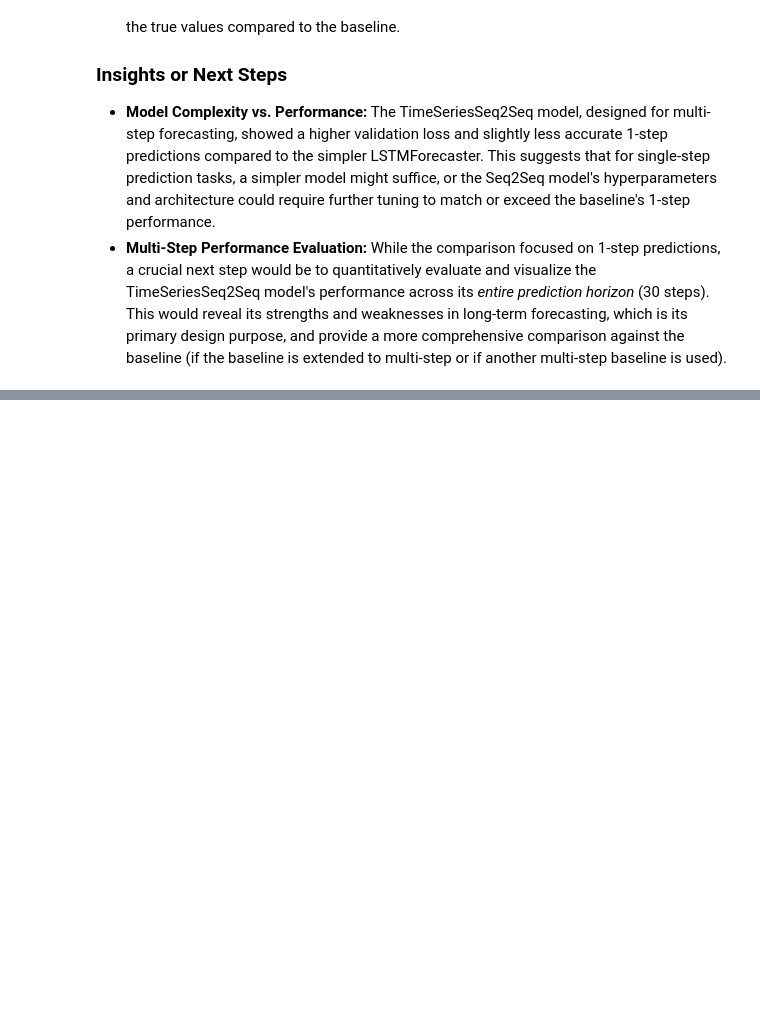
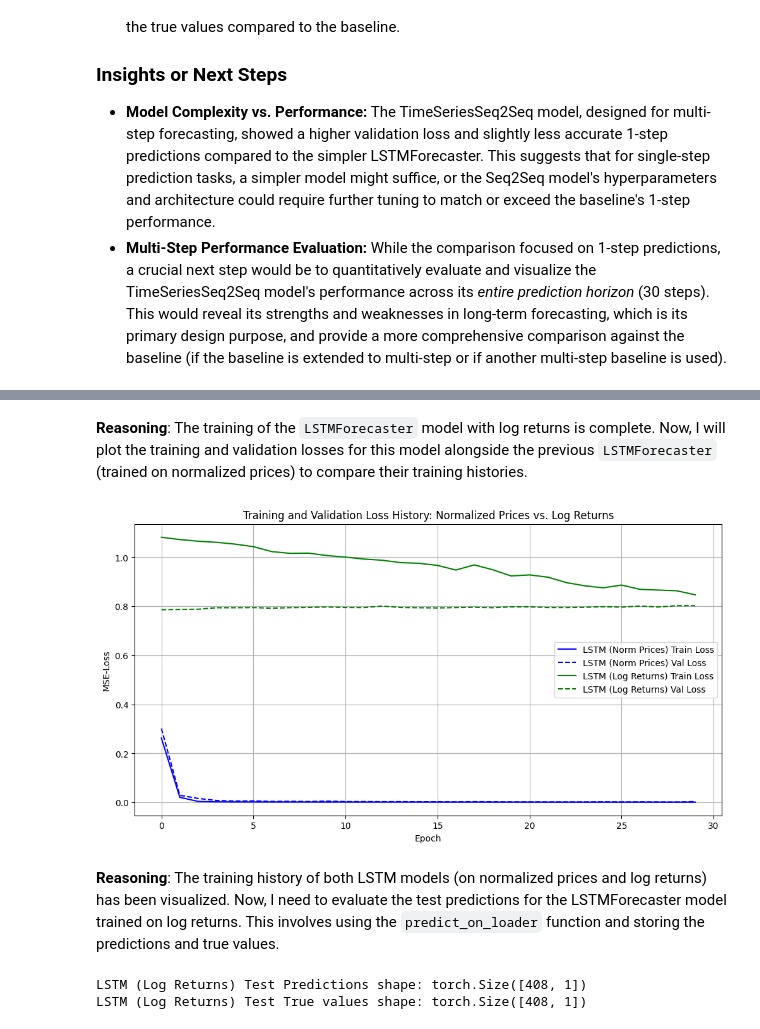
Before and after one commit to dennisddschulz/cas-artificial-intelligence, a Jupyter notebook: 06_transformer/04_Assignment_–_Encoder_Decoder_mit_Attention_(Seq2Seq)_&_Brücke_zu_Transformern_Aufgabe_4c.ipynb, the cells around one changed output, grey strips where cells are left out. Drawn from its saved outputs; the diff is of its cells as text; code cells hidden in the pictures; blank space fills up the shorter version.

```diff
--- a/06_transformer/04_Assignment_–_Encoder_Decoder_mit_Attention_(Seq2Seq)_&_Brücke_zu_Transformern_Aufgabe_4c.ipynb
+++ b/06_transformer/04_Assignment_–_Encoder_Decoder_mit_Attention_(Seq2Seq)_&_Brücke_zu_Transformern_Aufgabe_4c.ipynb
@@ -3776,0 +3913,21 @@ The TimeSeriesSeq2Seq model, despite a higher validation loss compared to the ba
+# %%
+log_returns_lstm_model = LSTMForecaster(
+    input_size=INPUT_SIZE_TS,
+    hidden_size=HIDDEN_DIM_TS,
+    num_layers=NUM_LAYERS_TS,
+    output_size=horizon_sp
+).to(device)
+
+log_returns_lstm_criterion = nn.MSELoss()
+log_returns_lstm_optimizer = torch.optim.Adam(log_returns_lstm_model.parameters(), lr=1e-3)
+
+print("Starting training for LSTMForecaster with Log Returns...")
+sp_train_losses_log_returns, sp_val_losses_log_returns = train_model(
+    log_returns_lstm_model,
+    train_loader_sp_log_returns,
+    val_loader_sp_log_returns,
+    log_returns_lstm_criterion,
+    log_returns_lstm_optimizer,
+    num_epochs
+)
+print("LSTMForecaster with Log Returns training complete.")
@@ -3776,0 +3952,30 @@ The TimeSeriesSeq2Seq model, despite a higher validation loss compared to the ba
+# %% [markdown]
+**Reasoning**:
+The training of the `LSTMForecaster` model with log returns is complete. Now, I will plot the training and validation losses for this model alongside the previous `LSTMForecaster` (trained on normalized prices) to compare their training histories.
+# %%
+plt.figure(figsize=(12, 6))
+plt.plot(sp_train_losses, label="LSTM (Norm Prices) Train Loss", color='blue', linestyle='-')
+plt.plot(sp_val_losses, label="LSTM (Norm Prices) Val Loss", color='blue', linestyle='--')
+
+plt.plot(sp_train_losses_log_returns, label="LSTM (Log Returns) Train Loss", color='green', linestyle='-')
+plt.plot(sp_val_losses_log_returns, label="LSTM (Log Returns) Val Loss", color='green', linestyle='--')
+
+plt.title("Training and Validation Loss History: Normalized Prices vs. Log Returns")
+plt.xlabel("Epoch")
+plt.ylabel("MSE-Loss")
+plt.legend()
+plt.grid(True)
+plt.show()
+# %% [output]
+[figure, added]
+# %% [markdown]
+**Reasoning**:
+The training history of both LSTM models (on normalized prices and log returns) has been visualized. Now, I need to evaluate the test predictions for the LSTMForecaster model trained on log returns. This involves using the `predict_on_loader` function and storing the predictions and true values.
+# %%
+sp_y_test_pred_log_returns, sp_y_test_true_log_returns = predict_on_loader(log_returns_lstm_model, test_loader_sp_log_returns)
+
+print(f"LSTM (Log Returns) Test Predictions shape: {sp_y_test_pred_log_returns.shape}")
+print(f"LSTM (Log Returns) Test True values shape: {sp_y_test_true_log_returns.shape}")
+# %% [output]
+LSTM (Log Returns) Test Predictions shape: torch.Size([408, 1])
+LSTM (Log Returns) Test True values shape: torch.Size([408, 1])
```
Also changed, not shown: parts of 37 cells of this notebook.
